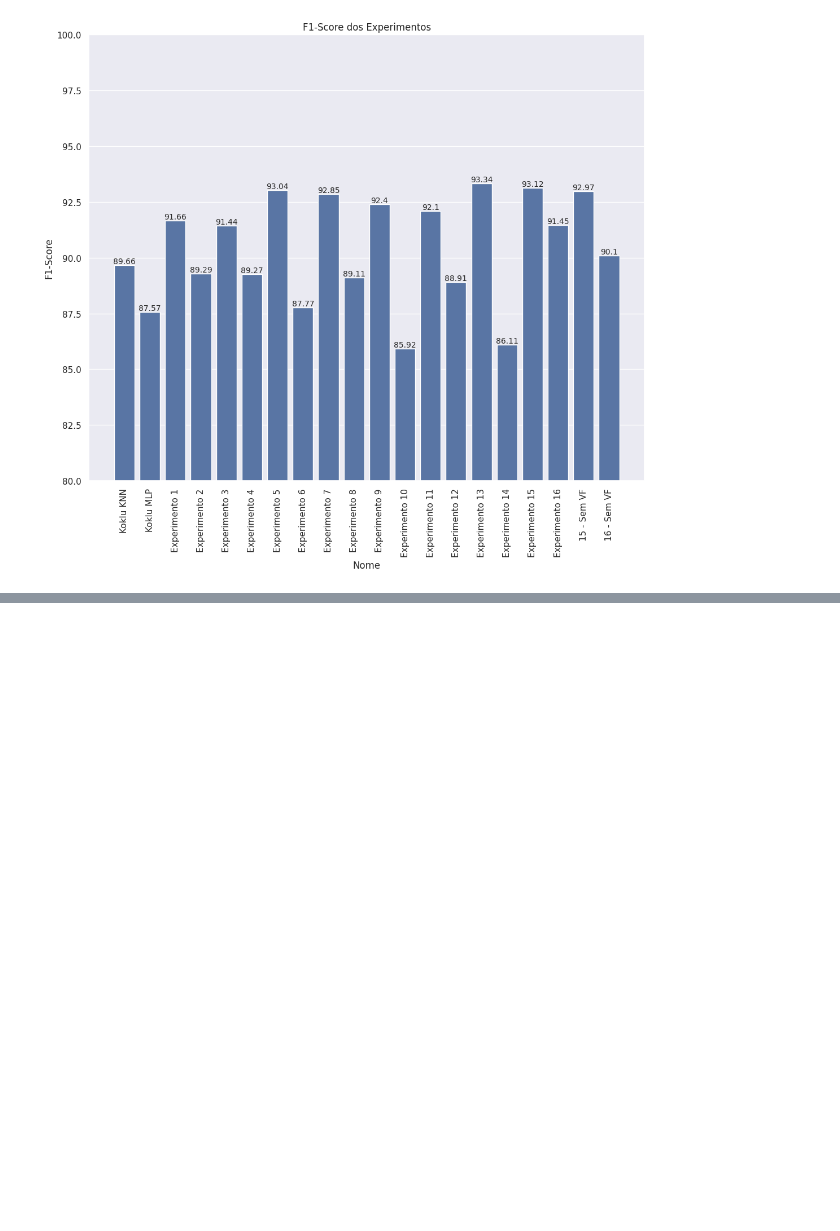
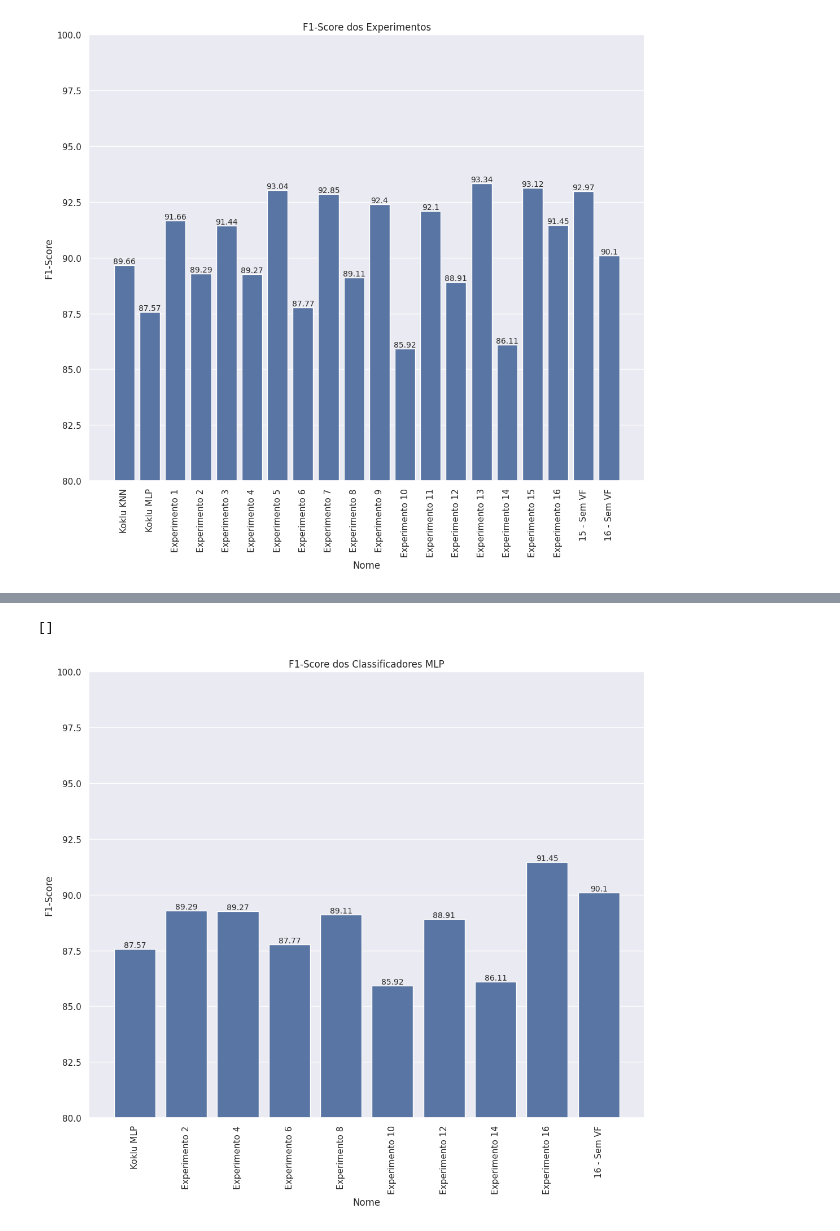
Before and after one commit to lopesvictor1/Beans-Classification, a Jupyter notebook: Results/plot_gen.ipynb, the cells around one changed output, grey strips where cells are left out. Saved outputs shown, nothing was run; the diff lists cells and outputs as text; code cells hidden in the pictures; blank space fills up the shorter version.

```diff
--- a/Results/graphics.ipynb
+++ b/Results/plot_gen.ipynb
@@ -79,0 +93,13 @@ ax.plot()
+# %%
+mlps = df[df['Classificação'] == 'MLP']
+
+
+ax = sns.barplot(mlps, y=mlps["F1-Score"], x=mlps["Nome"], errorbar=None)
+plt.xticks(rotation=90)
+plt.title("F1-Score dos Classificadores MLP")
+ax.bar_label(ax.containers[0], fontsize=10)
+ax.set(ylim=(80, 100))
+ax.plot()
+# %% [output]
+[]
+[figure, added]
```
Also changed, not shown: parts of 1 cell of this notebook, 4 other files.
